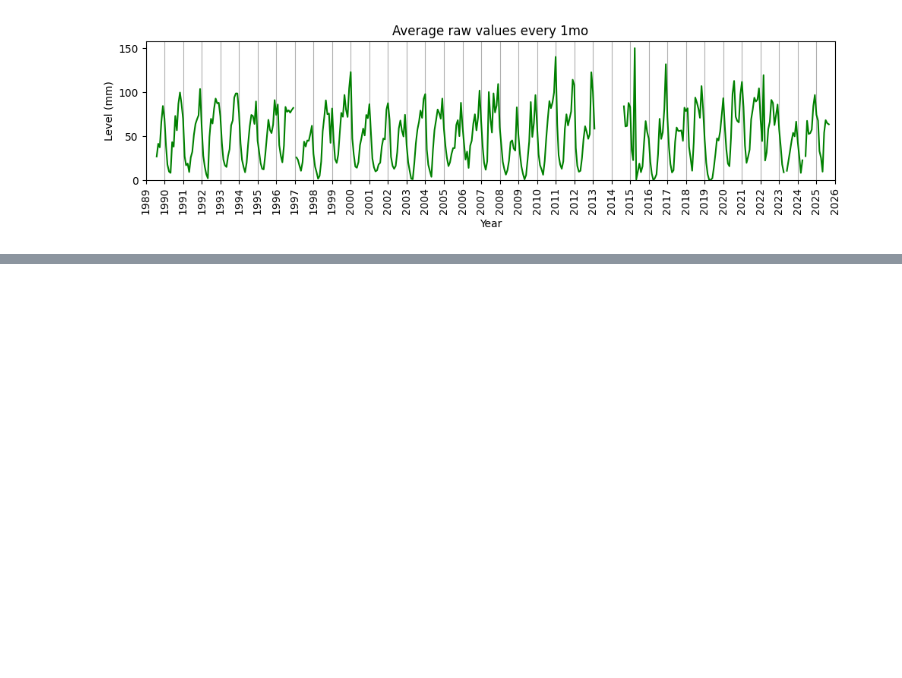
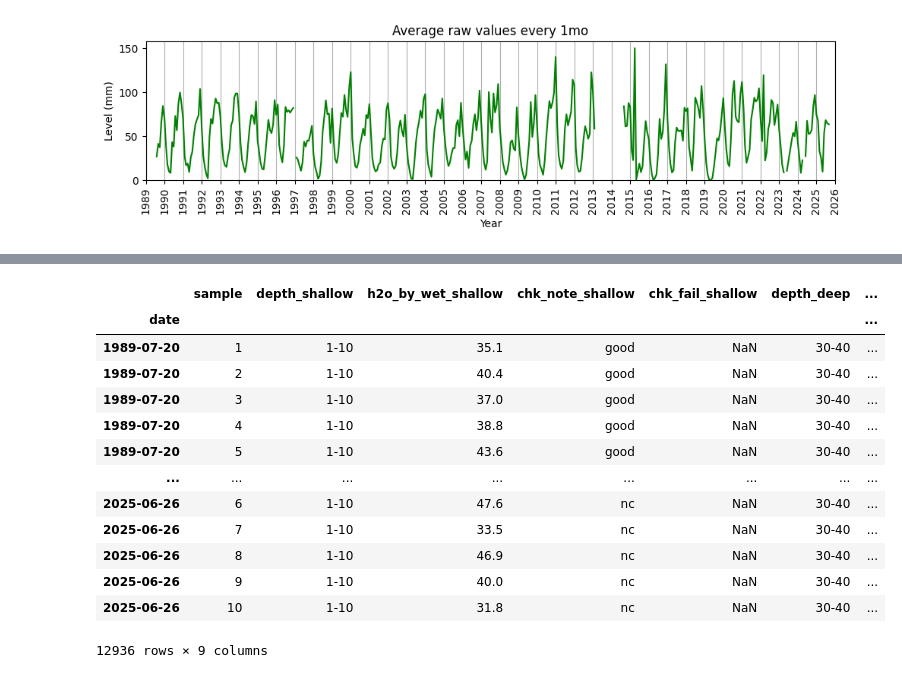
Before and after one commit to gmcginnis/info-698-capstone, a Jupyter notebook: 01_eda.ipynb, the cells around one changed output, grey strips where cells are left out. Cells and saved outputs as stored; diff of their text form; code cells hidden in the pictures; blank space fills up the shorter version.

```diff
--- a/01_eda.ipynb
+++ b/01_eda.ipynb
@@ -501,0 +508,34 @@ del fig, ax
+# %%
+## Another
+# pd.merge(data_soil_deep.add_suffix("_shallow"), data_soil_deep.add_suffix("_deep"), left_index=True, right_index=True, how='outer')
+united_soil = pd.merge(data_soil_shallow.reset_index(), data_soil_deep.reset_index(), on=["date", "sample"], suffixes=("_shallow", "_deep"), how="outer")
+united_soil = united_soil.set_index('date')
+# Modifying sample to int for sorting
+united_soil["sample"] = united_soil["sample"].astype('int')
+# Sorting for readability
+united_soil = united_soil.sort_values(by=['date', 'sample'])
+# Reset to category
+united_soil["sample"] = united_soil["sample"].astype('category')
+# Moving sample to front of data frame
+soil_samples = united_soil.pop('sample')
+united_soil.insert(0, 'sample', soil_samples)
+#
+united_soil
+
+# Missing values:
+# united_soil[united_soil['h2o_by_wet_shallow'].isnull() | united_soil['h2o_by_wet_deep'].isnull()]
+# %% [output]
+|  | sample | depth_shallow | h2o_by_wet_shallow | chk_note_shallow | chk_fail_shallow | depth_deep | ... |
+| date |  |  |  |  |  |  | ... |
+| 1989-07-20 | 1 | 1-10 | 35.1 | good | NaN | 30-40 | ... |
+| 1989-07-20 | 2 | 1-10 | 40.4 | good | NaN | 30-40 | ... |
+| 1989-07-20 | 3 | 1-10 | 37.0 | good | NaN | 30-40 | ... |
+| 1989-07-20 | 4 | 1-10 | 38.8 | good | NaN | 30-40 | ... |
+| 1989-07-20 | 5 | 1-10 | 43.6 | good | NaN | 30-40 | ... |
+| ... | ... | ... | ... | ... | ... | ... | ... |
+| 2025-06-26 | 6 | 1-10 | 47.6 | nc | NaN | 30-40 | ... |
+| 2025-06-26 | 7 | 1-10 | 33.5 | nc | NaN | 30-40 | ... |
+| 2025-06-26 | 8 | 1-10 | 46.9 | nc | NaN | 30-40 | ... |
+| 2025-06-26 | 9 | 1-10 | 40.0 | nc | NaN | 30-40 | ... |
+| 2025-06-26 | 10 | 1-10 | 31.8 | nc | NaN | 30-40 | ... |
+12936 rows × 9 columns
```
Also changed, not shown: parts of 9 cells of this notebook.
